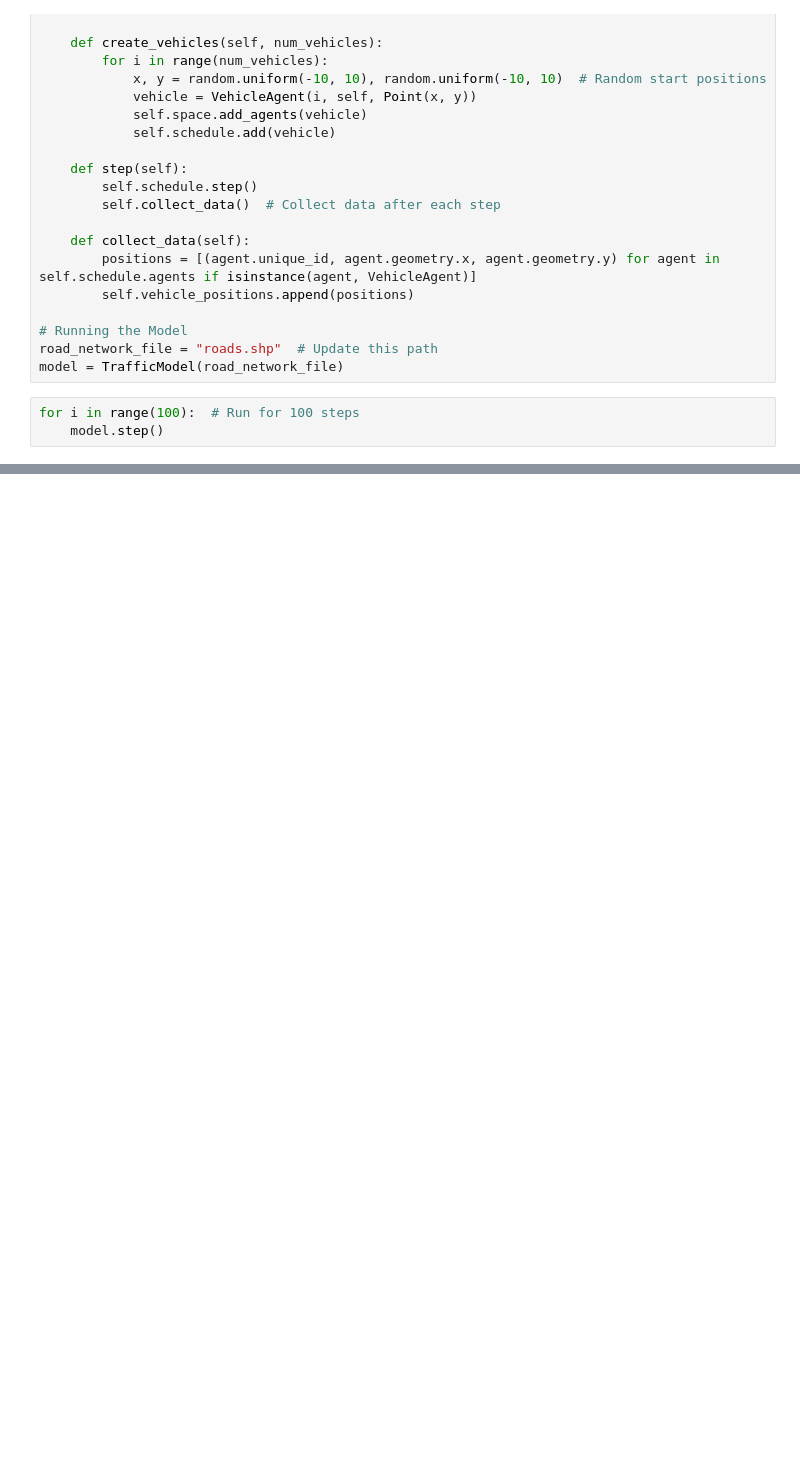
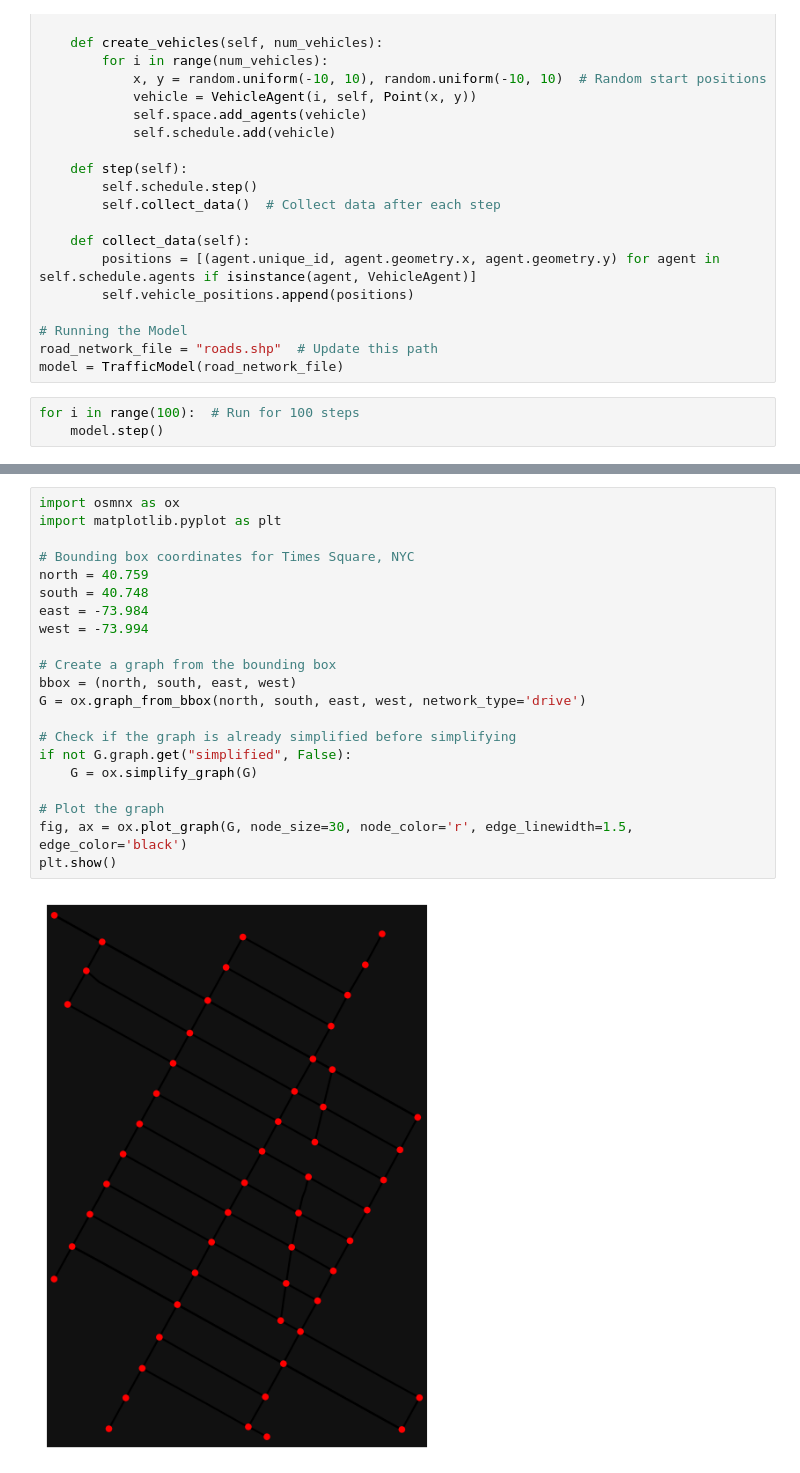
Before and after one commit to projectmesa/mesa-examples, a Jupyter notebook: gis/ Urban Traffic Simulation with GIS Data/ Urban Traffic Simulation with GIS Data.ipynb, the cells around one changed output, grey strips where cells are left out. Saved outputs shown, nothing was run; the diff lists cells and outputs as text; blank space fills up the shorter version.

```diff
--- a/gis/ Urban Traffic Simulation with GIS Data/ Urban Traffic Simulation with GIS Data.ipynb
+++ b/gis/ Urban Traffic Simulation with GIS Data/ Urban Traffic Simulation with GIS Data.ipynb
@@ -95,0 +114,23 @@ plot_vehicles(model)
+# %%
+import osmnx as ox
+import matplotlib.pyplot as plt
+
+# Bounding box coordinates for Times Square, NYC
+north = 40.759
+south = 40.748
+east = -73.984
+west = -73.994
+
+# Create a graph from the bounding box
+bbox = (north, south, east, west)
+G = ox.graph_from_bbox(north, south, east, west, network_type='drive')
+
+# Check if the graph is already simplified before simplifying
+if not G.graph.get("simplified", False):
+    G = ox.simplify_graph(G)
+
+# Plot the graph
+fig, ax = ox.plot_graph(G, node_size=30, node_color='r', edge_linewidth=1.5, edge_color='black')
+plt.show()
+# %% [output]
+[figure, added]
```
Also changed, not shown: parts of 5 cells of this notebook, 6 other files.
